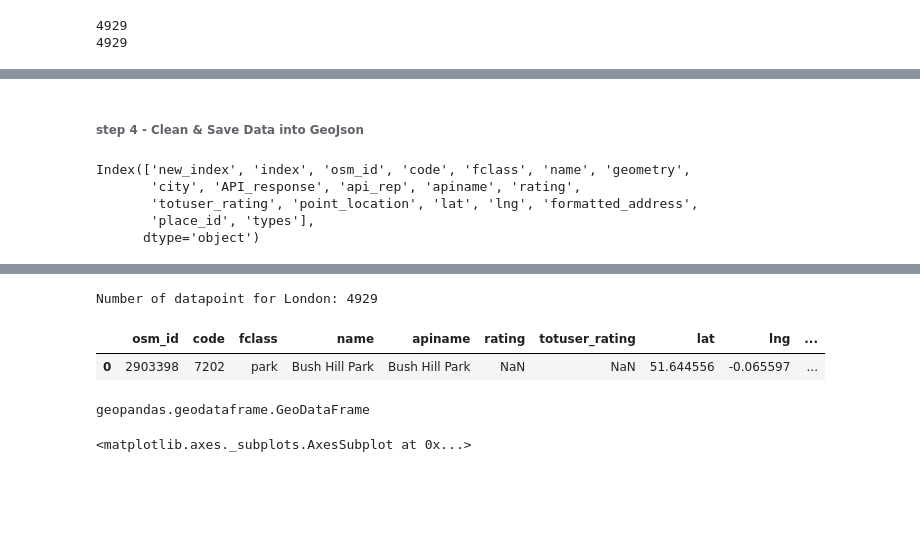
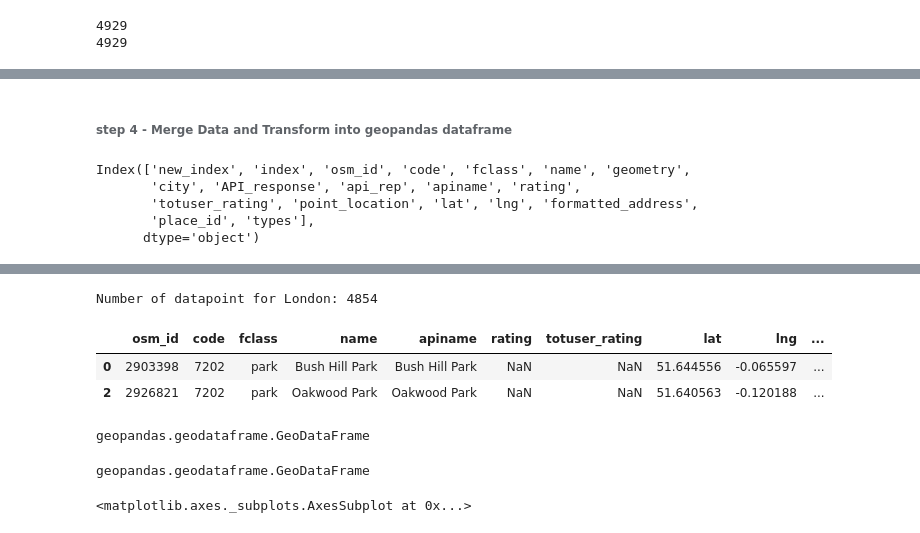
Before and after one commit to cultureincities/nature, a Jupyter notebook: colab/GitHub_Nature.ipynb, the cells around one changed output, grey strips where cells are left out. Cells and saved outputs as stored; diff of their text form; code cells hidden in the pictures; blank space fills up the shorter version.

```diff
--- a/colab/GitHub_Nature.ipynb
+++ b/colab/GitHub_Nature.ipynb
@@ -330,7 +357,7 @@ data_merge.head(2)
 | 0 | 0 | 0 | 2903398 | 7202 | park | Bush Hill Park | POLYGON ((-0.07063990000000001 51... | London | {'candidates': [{'formatted_addre... | [{'formatted_address': 'Bush Hill... | ... |
 | 1 | 1 | 1 | 2914274 | 7202 | park | Stephens House & Grounds | POLYGON ((-0.195488 51.596565, -0... | London | {'candidates': [{'formatted_addre... | [{'formatted_address': '5755 N No... | ... |
 # %% [markdown]
-###### step 4 - Clean & Save Data into GeoJson
+###### step 4 - Merge Data and Transform into geopandas dataframe
 # %%
 data_merge.columns
 # %% [output]
@@ -347,13 +374,14 @@ data_merge_gpd.head(2)
 | 0 | 2903398 | 7202 | park | Bush Hill Park | Bush Hill Park | NaN | NaN | 51.644556 | -0.065597 | ... |
 | 1 | 2914274 | 7202 | park | Stephens House & Grounds | Stephens House | 4.4 | 8 | 39.200164 | -94.630961 | ... |
 # %%
-data_clean_gpd = data_merge_gpd[(data_merge_gpd['lat']>51)|(data_merge_gpd['lat']<52)]
+data_clean_gpd = data_merge_gpd[(data_merge_gpd['lat']>51)&(data_merge_gpd['lat']<52)]
 print('Number of datapoint for London: '+str(len(data_clean_gpd)))
-data_clean_gpd.head(1)
+data_clean_gpd.head(2)
 # %% [output]
-Number of datapoint for London: 4929
+Number of datapoint for London: 4854
 |  | osm_id | code | fclass | name | apiname | rating | totuser_rating | lat | lng | ... |
 | 0 | 2903398 | 7202 | park | Bush Hill Park | Bush Hill Park | NaN | NaN | 51.644556 | -0.065597 | ... |
+| 2 | 2926821 | 7202 | park | Oakwood Park | Oakwood Park | NaN | NaN | 51.640563 | -0.120188 | ... |
 # %%
 type(gdf_osm)
 # %% [output]
@@ -365,6 +393,8 @@ data_clean_gpd['geometry'] = data_clean_gpd['geometry'].apply(wkt.loads)
 ## Transform pandas dataframe into geopandas df!
 gdf_geojson = gpd.GeoDataFrame(data_clean_gpd, geometry='geometry',crs="EPSG:4326")
 type(gdf_geojson)
+# %% [output]
+geopandas.geodataframe.GeoDataFrame
 # %%
 gdf_geojson.plot()
 # %% [output]
```
Also changed, not shown: parts of 50 cells of this notebook.
